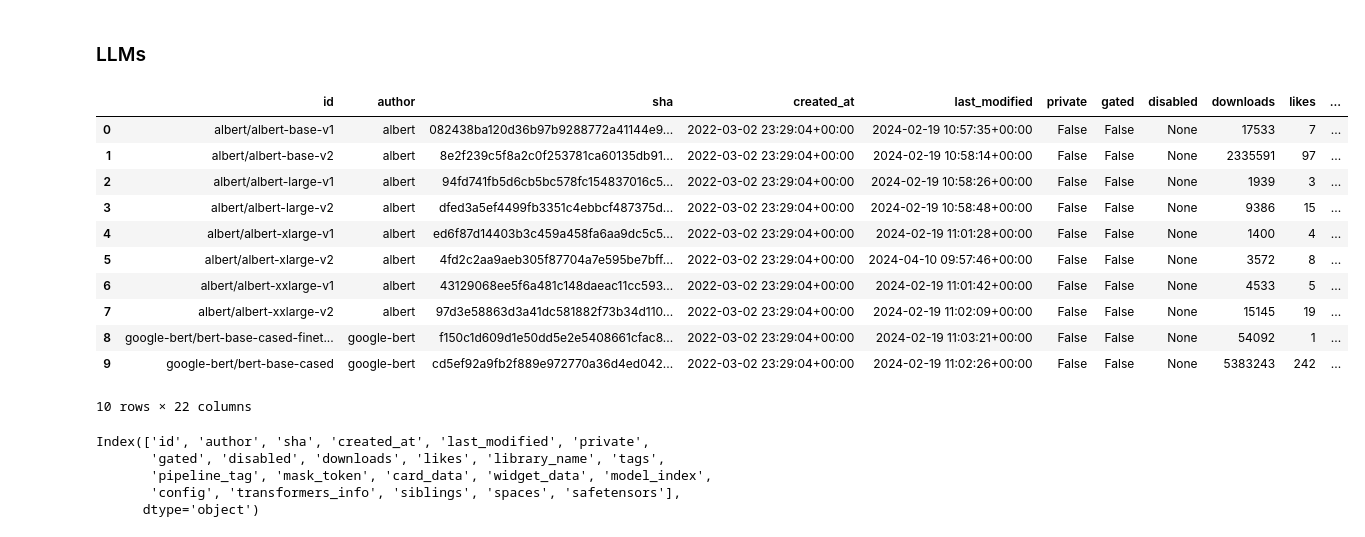
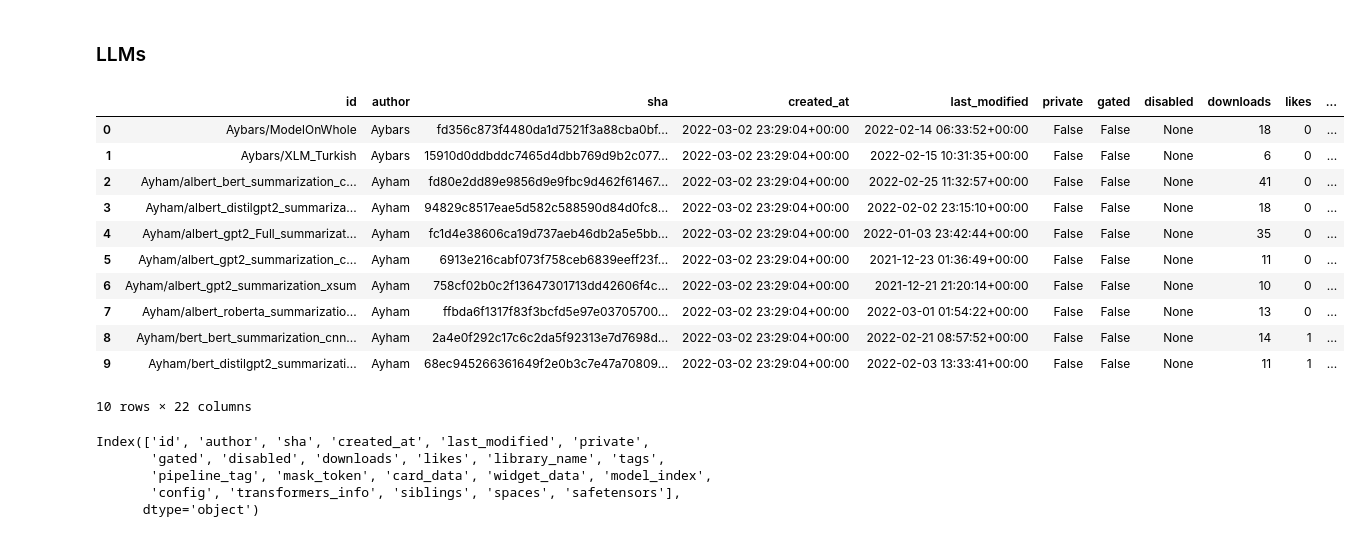
Before and after one commit to lorber13/chatIMPACT, a Jupyter notebook: data_analysis/information_availability.ipynb, the cells around one changed output. Drawn from its saved outputs; the diff is of its cells as text; code cells hidden in the pictures.

```diff
--- a/data_analysis/information_availability.ipynb
+++ b/data_analysis/information_availability.ipynb
@@ -16,21 +16,21 @@ api = HfApi()
 # %%
 models = api.list_models(full=True)
 # %%
-model = itertools.islice(models, 0, 1000)
+model = itertools.islice(models, 1000, 2000)
 models_df = pd.DataFrame(model)
 models_df.head(10)
 # %% [output]
 |  | id | author | sha | created_at | last_modified | private | gated | disabled | downloads | likes | ... |
-| 0 | albert/albert-base-v1 | albert | 082438ba120d36b97b9288772a41144e9... | 2022-03-02 23:29:04+00:00 | 2024-02-19 10:57:35+00:00 | False | False | None | 17533 | 7 | ... |
-| 1 | albert/albert-base-v2 | albert | 8e2f239c5f8a2c0f253781ca60135db91... | 2022-03-02 23:29:04+00:00 | 2024-02-19 10:58:14+00:00 | False | False | None | 2335591 | 97 | ... |
-| 2 | albert/albert-large-v1 | albert | 94fd741fb5d6cb5bc578fc154837016c5... | 2022-03-02 23:29:04+00:00 | 2024-02-19 10:58:26+00:00 | False | False | None | 1939 | 3 | ... |
-| 3 | albert/albert-large-v2 | albert | dfed3a5ef4499fb3351c4ebbcf487375d... | 2022-03-02 23:29:04+00:00 | 2024-02-19 10:58:48+00:00 | False | False | None | 9386 | 15 | ... |
-| 4 | albert/albert-xlarge-v1 | albert | ed6f87d14403b3c459a458fa6aa9dc5c5... | 2022-03-02 23:29:04+00:00 | 2024-02-19 11:01:28+00:00 | False | False | None | 1400 | 4 | ... |
-| 5 | albert/albert-xlarge-v2 | albert | 4fd2c2aa9aeb305f87704a7e595be7bff... | 2022-03-02 23:29:04+00:00 | 2024-04-10 09:57:46+00:00 | False | False | None | 3572 | 8 | ... |
-| 6 | albert/albert-xxlarge-v1 | albert | 43129068ee5f6a481c148daeac11cc593... | 2022-03-02 23:29:04+00:00 | 2024-02-19 11:01:42+00:00 | False | False | None | 4533 | 5 | ... |
-| 7 | albert/albert-xxlarge-v2 | albert | 97d3e58863d3a41dc581882f73b34d110... | 2022-03-02 23:29:04+00:00 | 2024-02-19 11:02:09+00:00 | False | False | None | 15145 | 19 | ... |
-| 8 | google-bert/bert-base-cased-finet... | google-bert | f150c1d609d1e50dd5e2e5408661cfac8... | 2022-03-02 23:29:04+00:00 | 2024-02-19 11:03:21+00:00 | False | False | None | 54092 | 1 | ... |
-| 9 | google-bert/bert-base-cased | google-bert | cd5ef92a9fb2f889e972770a36d4ed042... | 2022-03-02 23:29:04+00:00 | 2024-02-19 11:02:26+00:00 | False | False | None | 5383243 | 242 | ... |
+| 0 | Aybars/ModelOnWhole | Aybars | fd356c873f4480da1d7521f3a88cba0bf... | 2022-03-02 23:29:04+00:00 | 2022-02-14 06:33:52+00:00 | False | False | None | 18 | 0 | ... |
+| 1 | Aybars/XLM_Turkish | Aybars | 15910d0ddbddc7465d4dbb769d9b2c077... | 2022-03-02 23:29:04+00:00 | 2022-02-15 10:31:35+00:00 | False | False | None | 6 | 0 | ... |
+| 2 | Ayham/albert_bert_summarization_c... | Ayham | fd80e2dd89e9856d9e9fbc9d462f61467... | 2022-03-02 23:29:04+00:00 | 2022-02-25 11:32:57+00:00 | False | False | None | 41 | 0 | ... |
+| 3 | Ayham/albert_distilgpt2_summariza... | Ayham | 94829c8517eae5d582c588590d84d0fc8... | 2022-03-02 23:29:04+00:00 | 2022-02-02 23:15:10+00:00 | False | False | None | 18 | 0 | ... |
+| 4 | Ayham/albert_gpt2_Full_summarizat... | Ayham | fc1d4e38606ca19d737aeb46db2a5e5bb... | 2022-03-02 23:29:04+00:00 | 2022-01-03 23:42:44+00:00 | False | False | None | 35 | 0 | ... |
+| 5 | Ayham/albert_gpt2_summarization_c... | Ayham | 6913e216cabf073f758ceb6839eeff23f... | 2022-03-02 23:29:04+00:00 | 2021-12-23 01:36:49+00:00 | False | False | None | 11 | 0 | ... |
+| 6 | Ayham/albert_gpt2_summarization_xsum | Ayham | 758cf02b0c2f13647301713dd42606f4c... | 2022-03-02 23:29:04+00:00 | 2021-12-21 21:20:14+00:00 | False | False | None | 10 | 0 | ... |
+| 7 | Ayham/albert_roberta_summarizatio... | Ayham | ffbda6f1317f83f3bcfd5e97e03705700... | 2022-03-02 23:29:04+00:00 | 2022-03-01 01:54:22+00:00 | False | False | None | 13 | 0 | ... |
+| 8 | Ayham/bert_bert_summarization_cnn... | Ayham | 2a4e0f292c17c6c2da5f92313e7d7698d... | 2022-03-02 23:29:04+00:00 | 2022-02-21 08:57:52+00:00 | False | False | None | 14 | 1 | ... |
+| 9 | Ayham/bert_distilgpt2_summarizati... | Ayham | 68ec945266361649f2e0b3c7e47a70809... | 2022-03-02 23:29:04+00:00 | 2022-02-03 13:33:41+00:00 | False | False | None | 11 | 1 | ... |
 10 rows × 22 columns
 # %%
 print(models_df.columns)
```
Also changed, not shown: parts of 8 cells of this notebook.
